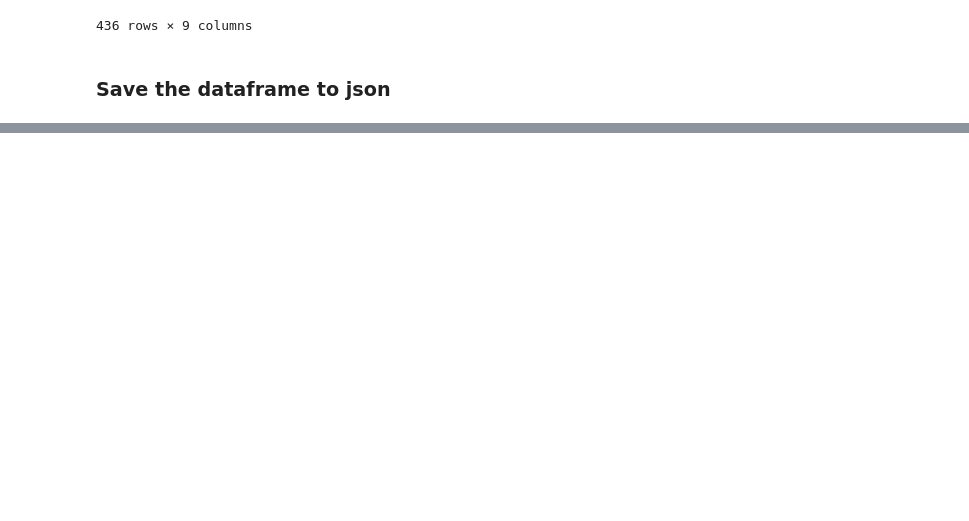
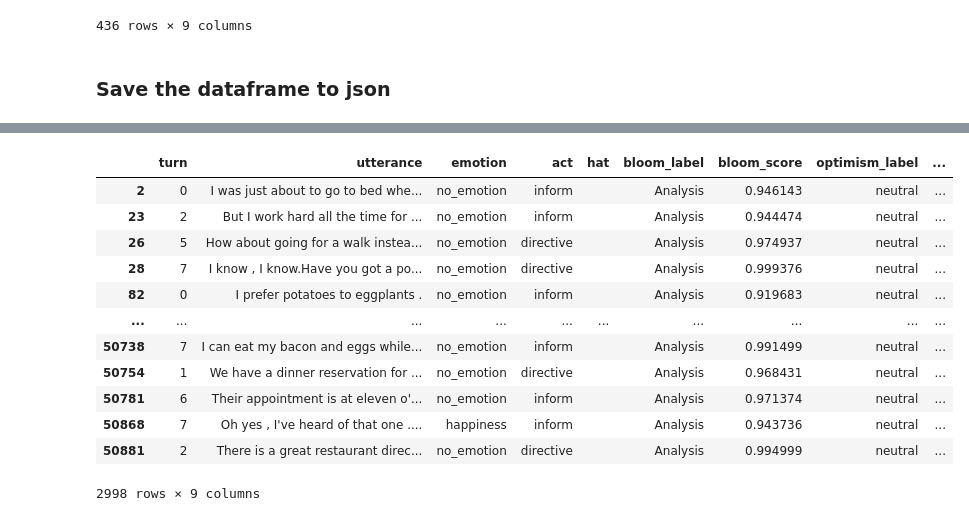
Before and after one commit to EmilianoMarrale/HLT, a Jupyter notebook: Automated Labeling/Yellow Hat/YELLOW_prediction.ipynb, the cells around one changed output, grey strips where cells are left out. Saved outputs shown, nothing was run; the diff lists cells and outputs as text; code cells hidden in the pictures; blank space fills up the shorter version.

```diff
--- a/Automated Labeling/Yellow Hat/YELLOW_prediction.ipynb
+++ b/Automated Labeling/Yellow Hat/YELLOW_prediction.ipynb
@@ -210,3 +209,6 @@ dialogues_df.query("optimism_label == 'optimist'")
 # %%
 # turn the dataframe into a json file
 dialogues_df.to_json('dataset_with_bloom_optimism.json', orient='records', lines=False)
+# %%
+dialogues_df = pd.read_json("./dataset_with_bloom_optimism.json", lines=False)
+dialogues_df
@@ -212,0 +229,16 @@ dialogues_df.to_json('dataset_with_bloom_optimism.json', orient='records', lines
+# %%
+dialogues_df.query("bloom_label == 'Analysis' and bloom_score>0.8 and (emotion != 'fear' and emotion != 'anger' and emotion != 'sadness')")
+# %% [output]
+|  | turn | utterance | emotion | act | hat | bloom_label | bloom_score | optimism_label | ... |
+| 2 | 0 | I was just about to go to bed whe... | no_emotion | inform |  | Analysis | 0.946143 | neutral | ... |
+| 23 | 2 | But I work hard all the time for ... | no_emotion | inform |  | Analysis | 0.944474 | neutral | ... |
+| 26 | 5 | How about going for a walk instea... | no_emotion | directive |  | Analysis | 0.974937 | neutral | ... |
+| 28 | 7 | I know , I know.Have you got a po... | no_emotion | directive |  | Analysis | 0.999376 | neutral | ... |
+| 82 | 0 | I prefer potatoes to eggplants . | no_emotion | inform |  | Analysis | 0.919683 | neutral | ... |
+| ... | ... | ... | ... | ... | ... | ... | ... | ... | ... |
+| 50738 | 7 | I can eat my bacon and eggs while... | no_emotion | inform |  | Analysis | 0.991499 | neutral | ... |
+| 50754 | 1 | We have a dinner reservation for ... | no_emotion | directive |  | Analysis | 0.968431 | neutral | ... |
+| 50781 | 6 | Their appointment is at eleven o'... | no_emotion | inform |  | Analysis | 0.971374 | neutral | ... |
+| 50868 | 7 | Oh yes , I've heard of that one .... | happiness | inform |  | Analysis | 0.943736 | neutral | ... |
+| 50881 | 2 | There is a great restaurant direc... | no_emotion | directive |  | Analysis | 0.994999 | neutral | ... |
+2998 rows × 9 columns
```
Also changed, not shown: parts of 4 cells of this notebook, 3 other files.
